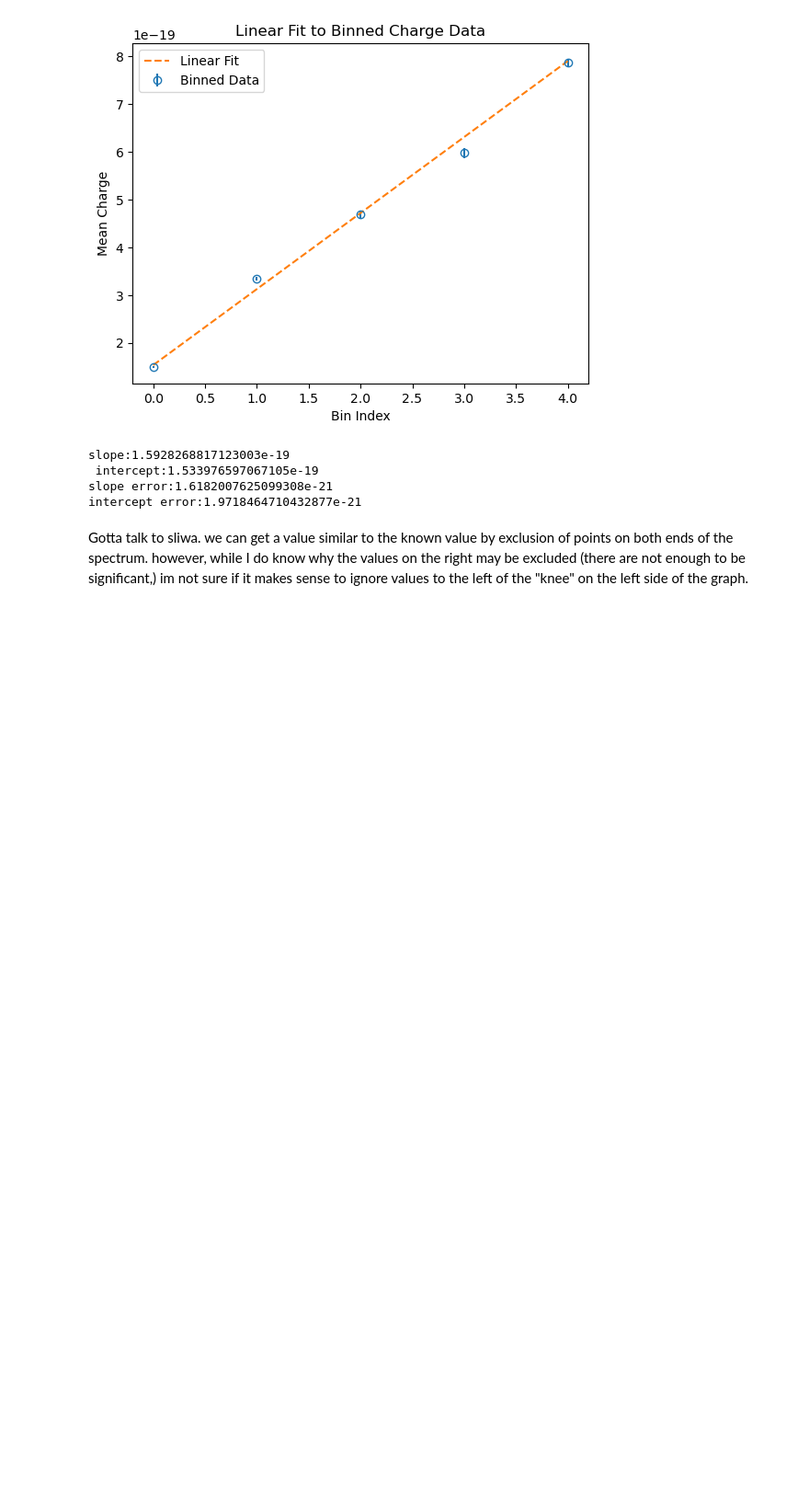
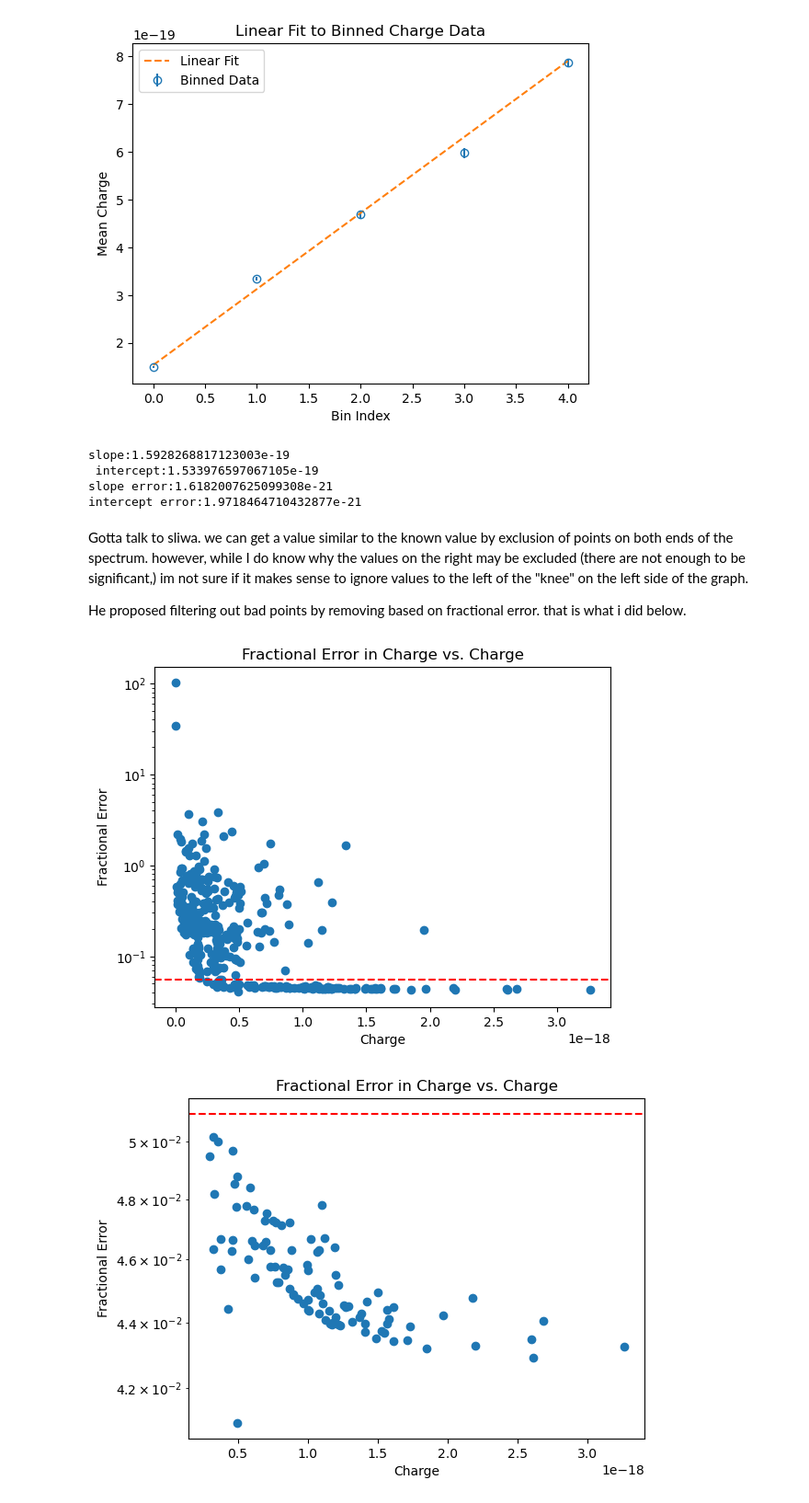
Before and after one commit to Steinburglar/advanced_exp, a Jupyter notebook: FAFO/TestLucas.ipynb, the cells around one changed output. Shown at 92% size. Cells and saved outputs as stored; diff of their text form; code cells hidden in the pictures; blank space fills up the shorter version.

```diff
--- a/FAFO/TestLucas.ipynb
+++ b/FAFO/TestLucas.ipynb
@@ -122,3 +112,14 @@ slope error:1.6182007625099308e-21
 intercept error:1.9718464710432877e-21
 # %% [markdown]
 Gotta talk to sliwa. we can get a value similar to the known value by exclusion of points on both ends of the spectrum. however, while I do know why the values on the right may be excluded (there are not enough to be significant,) im not sure if it makes sense to ignore values to the left of the "knee" on the left side of the graph.
+
+
+
+He proposed filtering out bad points by removing based on fractional error. that is what i did below.
+# %%
+plot_fractional_error(total_q, total_sigma_q, threshold=0.055)
+prune_total_q, prune_total_sigma_q = prune_data(total_q, total_sigma_q, 0.051)
+plot_fractional_error(prune_total_q, prune_total_sigma_q, threshold=0.051)
+# %% [output]
+[figure, added]
+[figure, added]
```
Also changed, not shown: parts of 4 cells of this notebook, 7 other files.
